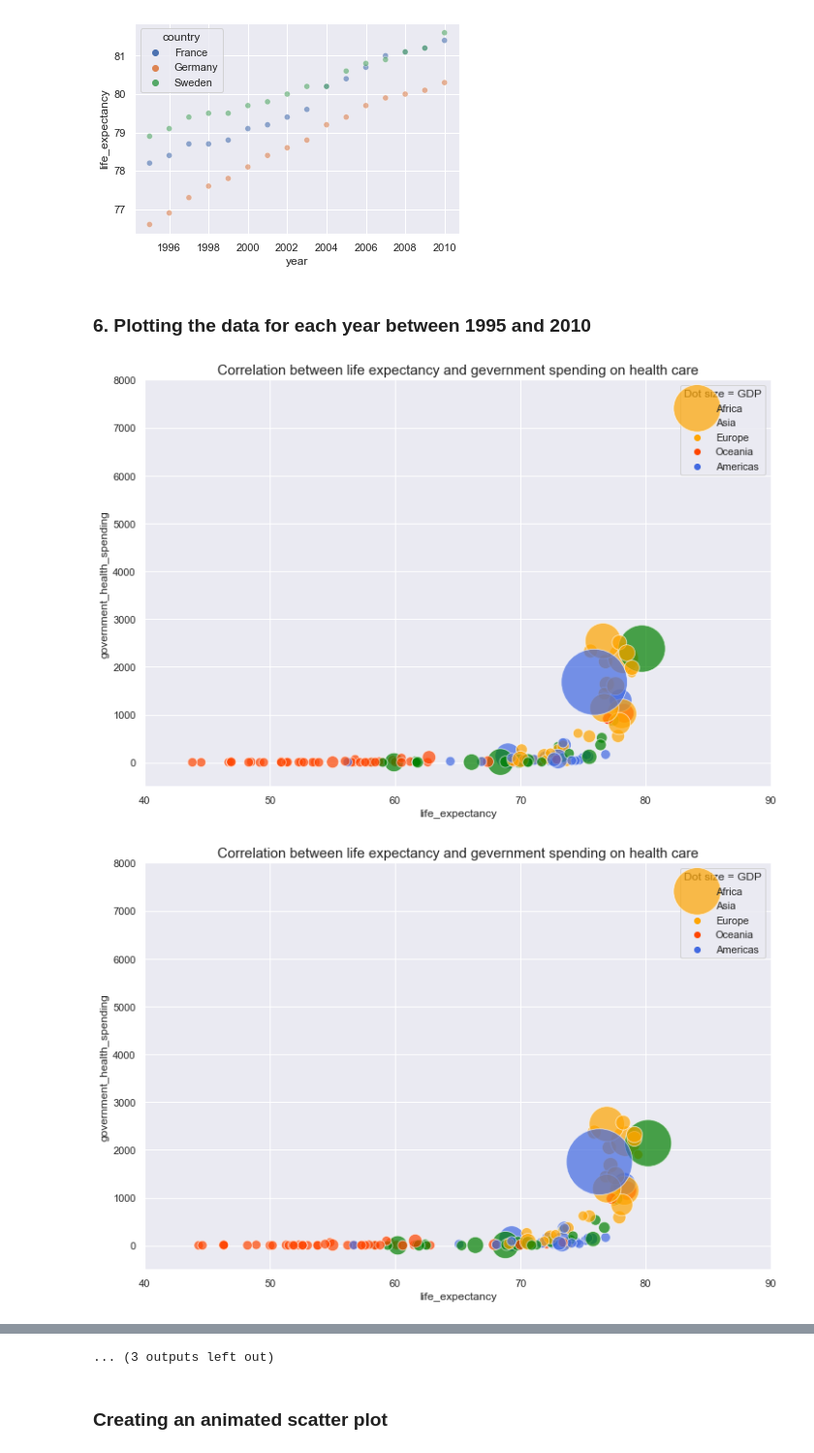
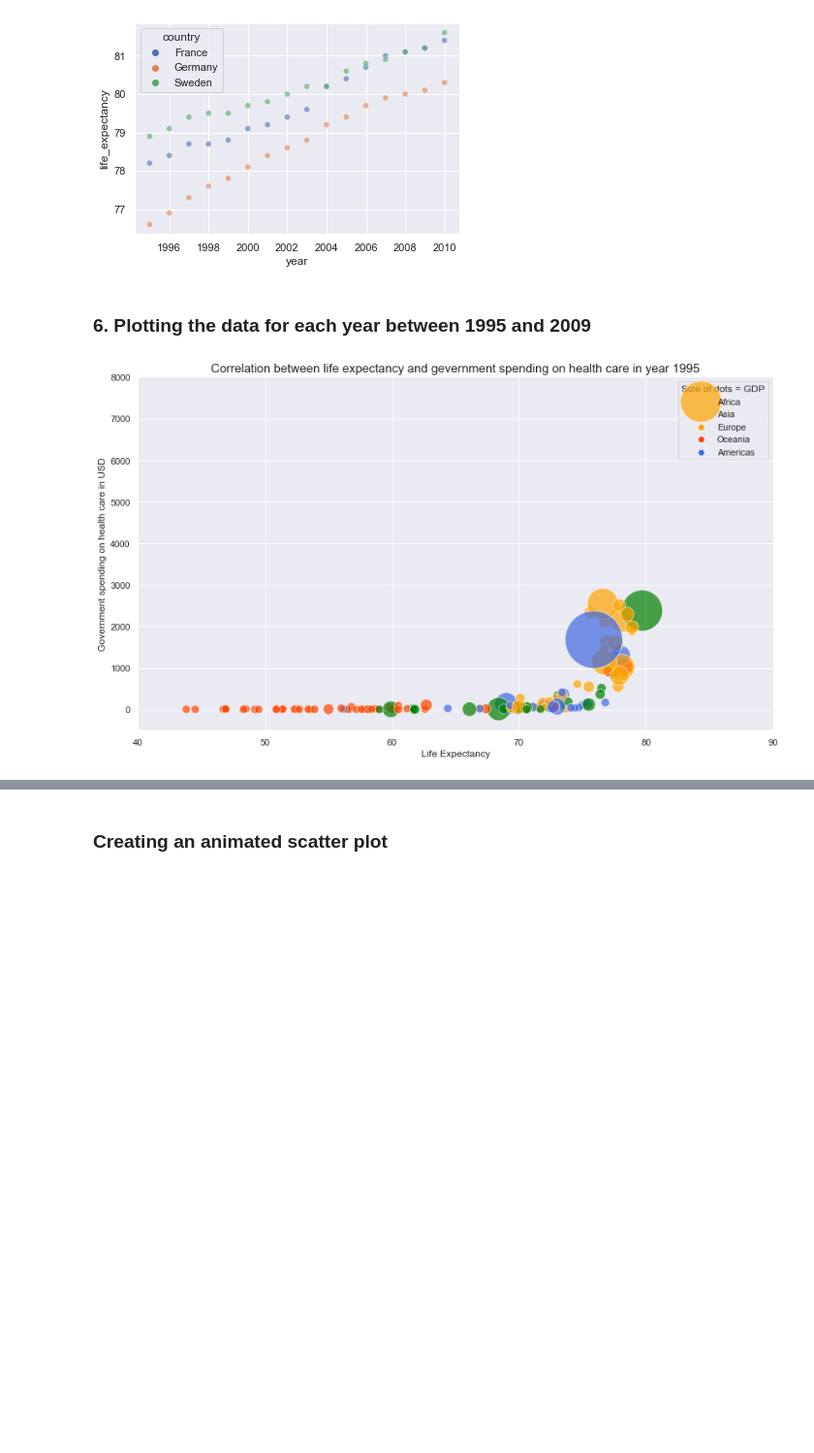
Before and after one commit to lenaromanenko/Project_1_Visual_Data_Analysis, a Jupyter notebook: gapminder_data_visualizytion.ipynb, the cells around one changed output, grey strips where cells are left out. Shown: that part at 97% size. Saved outputs shown, nothing was run; the diff lists cells and outputs as text; code cells hidden in the pictures; blank space fills up the shorter version.

Commit message:
Update gapminder_data_visualization.ipynb

```diff
--- a/gapminder_data_visualizytion.ipynb
+++ b/gapminder_data_visualizytion.ipynb
@@ -259,29 +259,28 @@ sns.scatterplot(x='year', y='life_expectancy', hue='country',
 # %% [output]
 [figure]
 # %% [markdown]
-### 6. Plotting the data for each year between 1995 and 2010
+### 6. Plotting the data for each year between 1995 and 2009
 # %%
-# Adding another dimension --> "income_per_person"
 year = 1995
-while year < 2010:
+
+def scatterplot():
 
     df_subset_1 = df.loc[df['year'].isin([year])]
-    plt.figure(figsize = (12, 8))
-
-    color_dict = dict({'Africa': 'orangered',
+    plt.figure(figsize=(14, 8))
+    color_dict = dict({'Africa':'orangered',
                   'Asia':'green',
                   'Europe': 'orange',
                   'Oceania': 'red',
                   'Americas': 'royalblue'})
-
     sns.scatterplot(x = 'life_expectancy', y = 'government_health_spending',
                     data = df_subset_1, alpha = 0.7, hue = 'continent', palette = color_dict,
                     size = "income_per_person", sizes = (100,5000)).axis([40, 90, -500, 8000])
+    plt.xlabel('Life Expectancy')
+    plt.ylabel('Government spending on health care in USD')
+    plt.title('Correlation between life expectancy and gevernment spending on health care in year ' + str(year), fontsize = 15)
+    plt.legend((color_dict), title = "Size of dots = GDP")
+    plt.savefig('scatterplot_images/Project1_' + str(year) + '.png')
 
-    plt.legend((color_dict), title = "Dot size = GDP")
-    plt.title('Correlation between life expectancy and gevernment spending on health care', fontsize = 15);
-    plt.savefig('Project_1' + str(year) + '.png')
-    year += 1
+scatterplot()
 # %% [output]
-[figure, old version]
+[figure, new version]
-[figure, removed]
@@ -298,4 +287,3 @@ while year < 2010:
-... (3 outputs left out)
 # %% [markdown]
 ### Creating an animated scatter plot
 # %%
```
Also changed, not shown: parts of 2 cells of this notebook.
